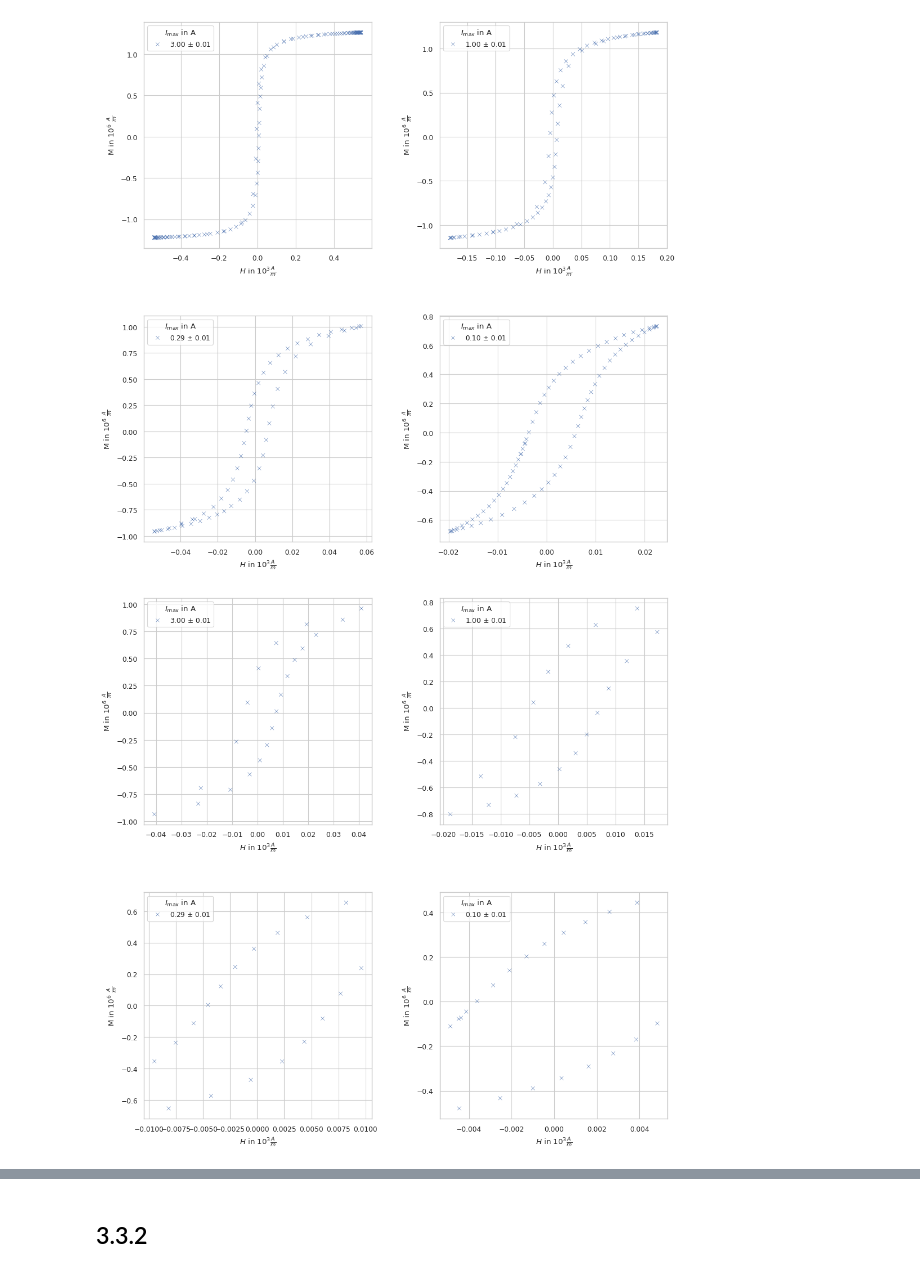
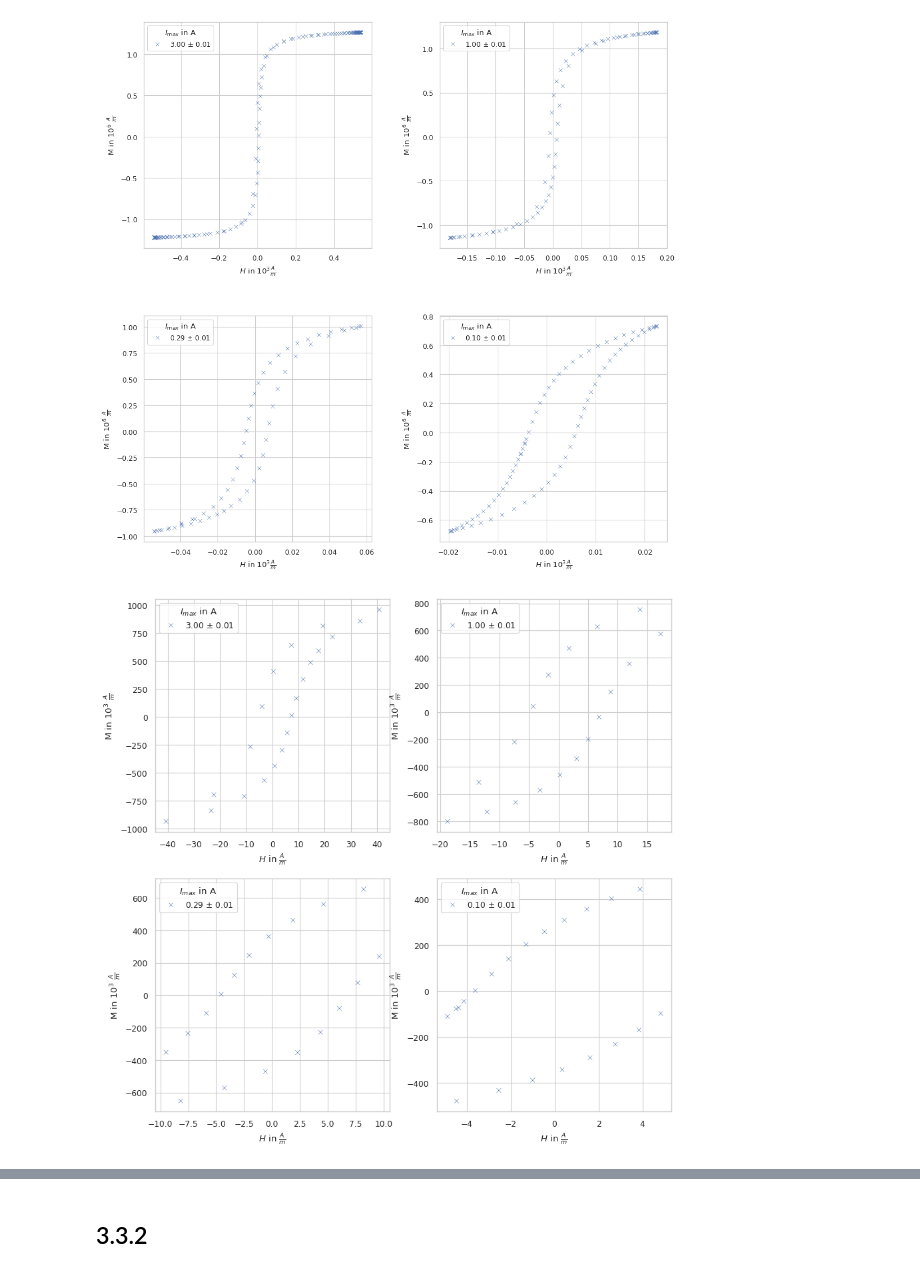
Before and after one commit to ofilla/physik-praktikum-b, a Jupyter notebook: B2.4/data/Auswertung.ipynb, the cells around one changed output, grey strips where cells are left out. Drawn from its saved outputs; the diff is of its cells as text; code cells hidden in the pictures.

```diff
--- a/B2.4/data/Auswertung.ipynb
+++ b/B2.4/data/Auswertung.ipynb
@@ -12,6 +14,8 @@ from scipy.stats import linregress
 sns.set_theme(context='paper', style="whitegrid", color_codes=True)
 # %%
 H_column = r'$H$ in $10^3 \frac{A}{m}$'
+H_column_detailed = r'$H$ in $\frac{A}{m}$'
 I_column = r'$I_{max}$ in A'
 M_column = r'M in $10^6\ \frac{A}{m}$'
+M_column_detailed = r'M in $10^3\ \frac{A}{m}$'
 # %%
@@ -27,9 +33,9 @@ def plot(data, hue_column=I_column):
 # %%
-def subplot(data, axis=None):
+def subplot(data, x_column=H_column, y_column=M_column, axis=None):
     return sns.scatterplot(
         data=data,
-        x=H_column,
-        y=M_column,
+        x=x_column,
+        y=y_column,
         hue=I_column,
         marker='x',
         ax=axis
@@ -103,26 +111,38 @@ subplot(heizbar_d, axis=ax)
 plt.show()
 # %% [output]
 [figure]
+# %%
+heizbar_a[H_column_detailed] = heizbar_a[H_column] * 1000
+heizbar_b[H_column_detailed] = heizbar_b[H_column] * 1000
+heizbar_c[H_column_detailed] = heizbar_c[H_column] * 1000
+heizbar_d[H_column_detailed] = heizbar_d[H_column] * 1000
+
+heizbar_a[M_column_detailed] = heizbar_a[M_column] * 1000
+heizbar_b[M_column_detailed] = heizbar_b[M_column] * 1000
+heizbar_c[M_column_detailed] = heizbar_c[M_column] * 1000
+heizbar_d[M_column_detailed] = heizbar_d[M_column] * 1000
 # %%
-fig = plt.figure(figsize=(12,12))
-fig.subplots_adjust(hspace=0.3, wspace=0.3)
+fig = plt.figure(figsize=(10,10))
+#fig.subplots_adjust(hspace=0.3, wspace=0.3)
 
 # 4 subplots jeweils 1/2 Breite
 # https://matplotlib.org/stable/api/figure_api.html#matplotlib.figure.Figure.add_subplot
 ax = fig.add_subplot(2, 2, 1)
-subplot(heizbar_a[heizbar_a[H_column].abs() < 0.05], axis=ax)
+subplot(heizbar_a[heizbar_a[H_column].abs() < 0.05], axis=ax, x_column=H_column_detailed, y_column=M_column_detailed)
 
 ax = fig.add_subplot(2, 2, 2)
-subplot(heizbar_b[heizbar_b[H_column].abs() < 0.02], axis=ax)
+subplot(heizbar_b[heizbar_b[H_column].abs() < 0.02], axis=ax, x_column=H_column_detailed, y_column=M_column_detailed)
 
 ax = fig.add_subplot(2, 2, 3)
-subplot(heizbar_c[heizbar_c[H_column].abs() < 0.01], axis=ax)
+subplot(heizbar_c[heizbar_c[H_column].abs() < 0.01], axis=ax, x_column=H_column_detailed, y_column=M_column_detailed)
 
 ax = fig.add_subplot(2, 2, 4)
-subplot(heizbar_d[heizbar_d[H_column].abs() < 0.005], axis=ax)
+subplot(heizbar_d[heizbar_d[H_column].abs() < 0.005], axis=ax, x_column=H_column_detailed, y_column=M_column_detailed)
+
+fig.savefig('../../media/B2.4/3.3.1_single_measures_detailed.svg', bbox_inches='tight')
 
 plt.show()
 # %% [output]
-[figure, old version]
+[figure, new version]
 # %%
 heizbar_a['Ringkern'] = 'ohne Spalt'
```
Also changed, not shown: parts of 23 cells of this notebook, 8 other files.
